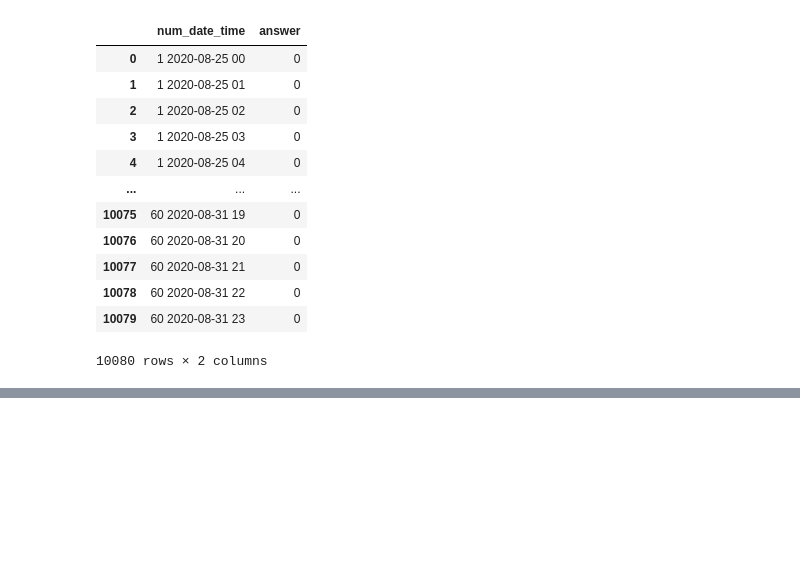
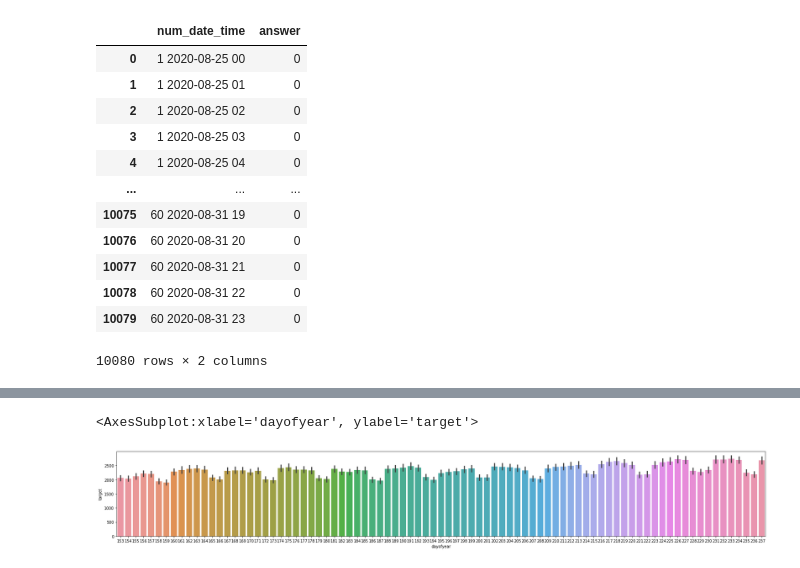
Before and after one commit to thinpig99/dacon_energy, a Jupyter notebook: energy_EDA1_210528.ipynb, the cells around one changed output, grey strips where cells are left out. Saved outputs shown, nothing was run; the diff lists cells and outputs as text; code cells hidden in the pictures; blank space fills up the shorter version.

```diff
--- a/energy_EDA1_210528.ipynb
+++ b/energy_EDA1_210528.ipynb
@@ -266,0 +319,6 @@ sub
+# %%
+plt.figure(figsize=(30, 4))
+sns.barplot(data=train, x='dayofyear', y='target')
+# %% [output]
+<AxesSubplot:xlabel='dayofyear', ylabel='target'>
+[figure, added]
```
Also changed, not shown: parts of 24 cells of this notebook.
